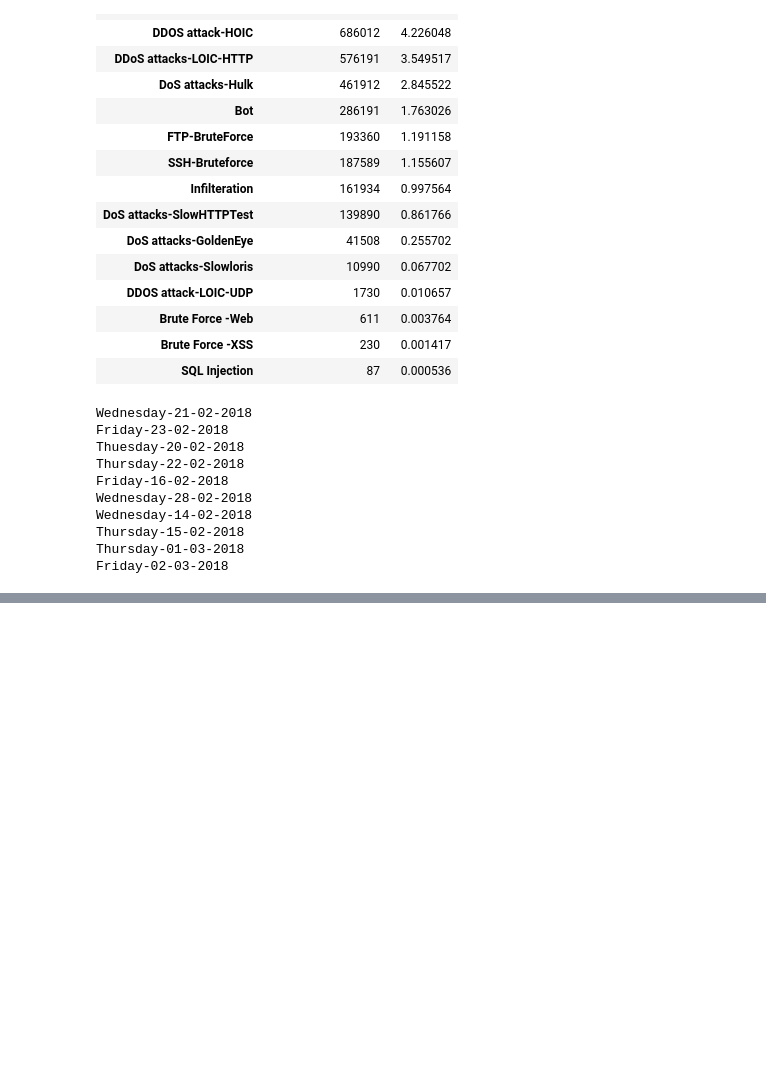
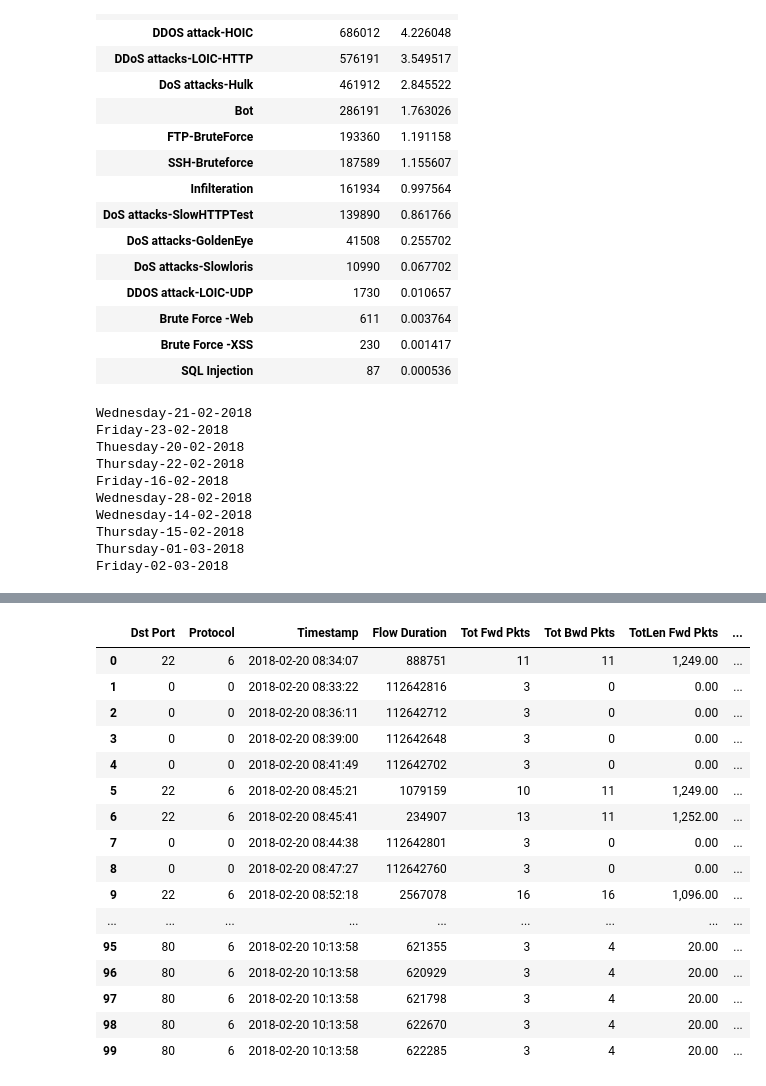
Before and after one commit to rohitc112/msds_capstone_idps, a Jupyter notebook: eda.ipynb, the cells around one changed output, grey strips where cells are left out. Cells and saved outputs as stored; diff of their text form; code cells hidden in the pictures; blank space fills up the shorter version.

```diff
--- a/eda.ipynb
+++ b/eda.ipynb
@@ -239,0 +252,23 @@ sns.barplot(x="Hour of the day",
+# %%
+pd.set_option('display.max_columns', None)
+pd.set_option('display.max_rows', None)
+# %%
+dfs_parquet['Thuesday-20-02-2018'].head(100)
+# %% [output]
+|  | Dst Port | Protocol | Timestamp | Flow Duration | Tot Fwd Pkts | Tot Bwd Pkts | TotLen Fwd Pkts | ... |
+| 0 | 22 | 6 | 2018-02-20 08:34:07 | 888751 | 11 | 11 | 1,249.00 | ... |
+| 1 | 0 | 0 | 2018-02-20 08:33:22 | 112642816 | 3 | 0 | 0.00 | ... |
+| 2 | 0 | 0 | 2018-02-20 08:36:11 | 112642712 | 3 | 0 | 0.00 | ... |
+| 3 | 0 | 0 | 2018-02-20 08:39:00 | 112642648 | 3 | 0 | 0.00 | ... |
+| 4 | 0 | 0 | 2018-02-20 08:41:49 | 112642702 | 3 | 0 | 0.00 | ... |
+| 5 | 22 | 6 | 2018-02-20 08:45:21 | 1079159 | 10 | 11 | 1,249.00 | ... |
+| 6 | 22 | 6 | 2018-02-20 08:45:41 | 234907 | 13 | 11 | 1,252.00 | ... |
+| 7 | 0 | 0 | 2018-02-20 08:44:38 | 112642801 | 3 | 0 | 0.00 | ... |
+| 8 | 0 | 0 | 2018-02-20 08:47:27 | 112642760 | 3 | 0 | 0.00 | ... |
+| 9 | 22 | 6 | 2018-02-20 08:52:18 | 2567078 | 16 | 16 | 1,096.00 | ... |
+| ... | ... | ... | ... | ... | ... | ... | ... | ... |
+| 95 | 80 | 6 | 2018-02-20 10:13:58 | 621355 | 3 | 4 | 20.00 | ... |
+| 96 | 80 | 6 | 2018-02-20 10:13:58 | 620929 | 3 | 4 | 20.00 | ... |
+| 97 | 80 | 6 | 2018-02-20 10:13:58 | 621798 | 3 | 4 | 20.00 | ... |
+| 98 | 80 | 6 | 2018-02-20 10:13:58 | 622670 | 3 | 4 | 20.00 | ... |
+| 99 | 80 | 6 | 2018-02-20 10:13:58 | 622285 | 3 | 4 | 20.00 | ... |
```
Also changed, not shown: parts of 26 cells of this notebook, 1 other file.
